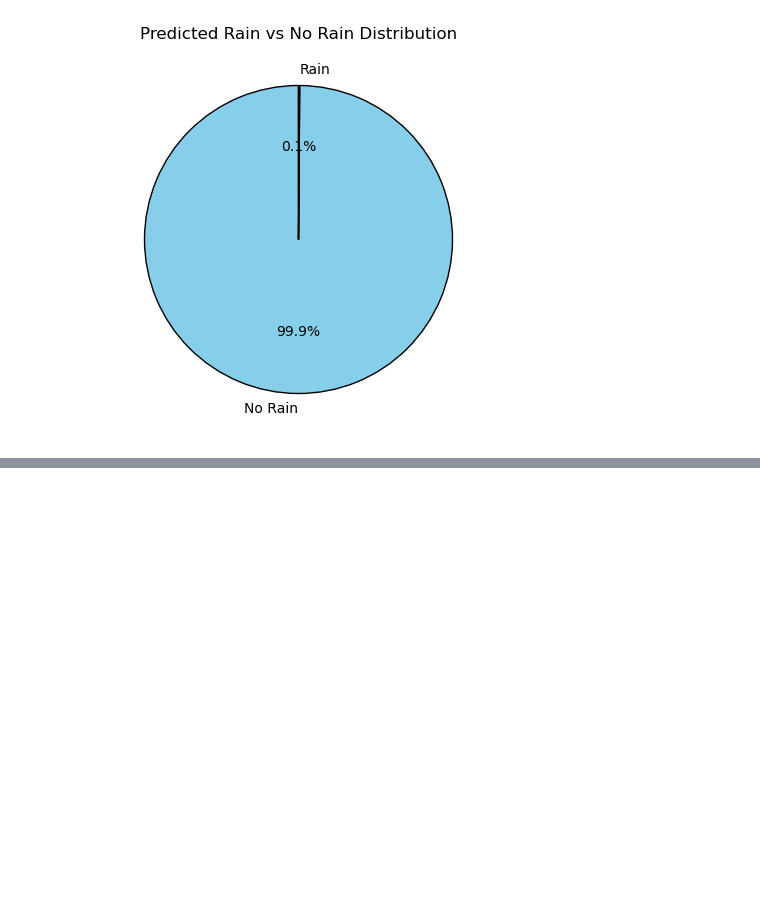
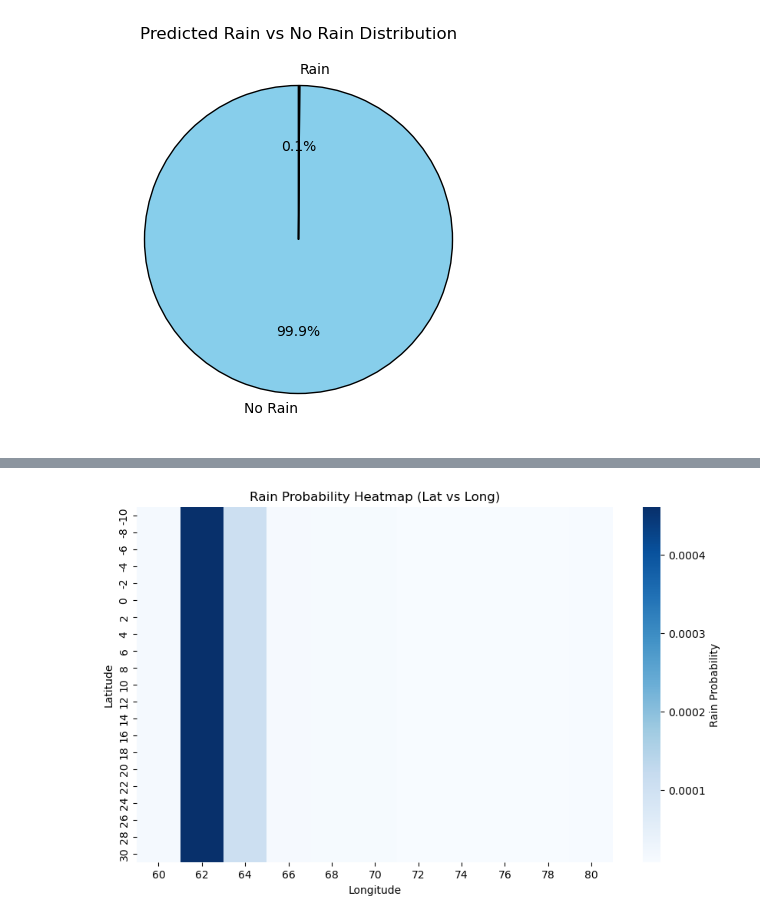
Before and after one commit to Shabani005/willrain, a Jupyter notebook: automation.ipynb, the cells around one changed output, grey strips where cells are left out. Saved outputs shown, nothing was run; the diff lists cells and outputs as text; code cells hidden in the pictures; blank space fills up the shorter version.

```diff
--- a/automation.ipynb
+++ b/automation.ipynb
@@ -735,0 +1026,41 @@ weighted avg   0.996861  0.996851  0.996304  4763.000000
+# %%
+def rain_probability_grid(
+    long_min, long_max, lat_min, lat_max,
+    year, month, day_of_month, day_of_year,
+    step=5
+):
+    longs = np.arange(long_min, long_max + step, step)
+    lats = np.arange(lat_min, lat_max + step, step)
+    results = []
+
+    for lon in longs:
+        for lat in lats:
+            _, prob = predict_rain(
+                longitude=lon,
+                latitude=lat,
+                year=year,
+                month=month,
+                day_of_month=day_of_month,
+                day_of_year=day_of_year
+            )
+            results.append([lon, lat, prob])
+
+    df = pd.DataFrame(results, columns=["Longitude", "Latitude", "Rain_Prob"])
+    pivot = df.pivot(index="Latitude", columns="Longitude", values="Rain_Prob")
+    return pivot
+
+grid = rain_probability_grid(
+    long_min=60, long_max=80,
+    lat_min=-10, lat_max=30,
+    year=2025, month=11, day_of_month=20, day_of_year=324,
+    step=2
+)
+
+plt.figure(figsize=(10, 6))
+sns.heatmap(grid, cmap="Blues", cbar_kws={"label": "Rain Probability"})
+plt.title("Rain Probability Heatmap (Lat vs Long)")
+plt.xlabel("Longitude")
+plt.ylabel("Latitude")
+plt.show()
+# %% [output]
+[figure, added]
```
Also changed, not shown: parts of 15 cells of this notebook, 7 other files.
